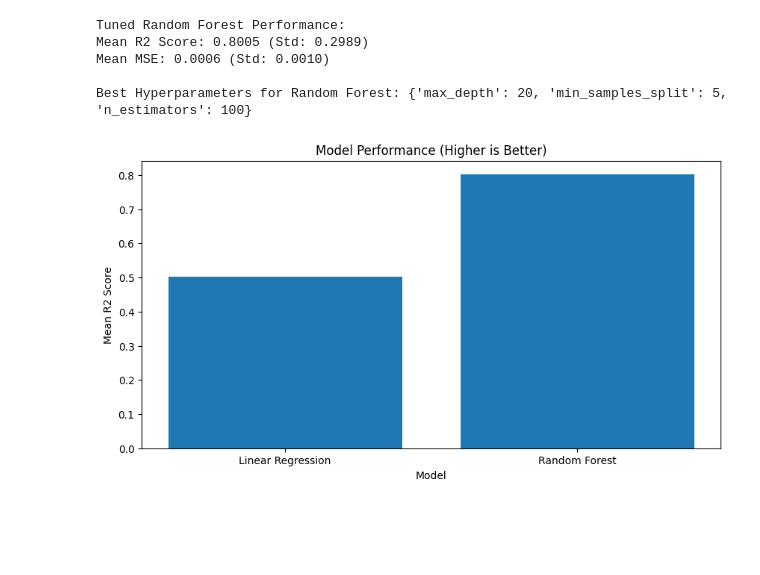
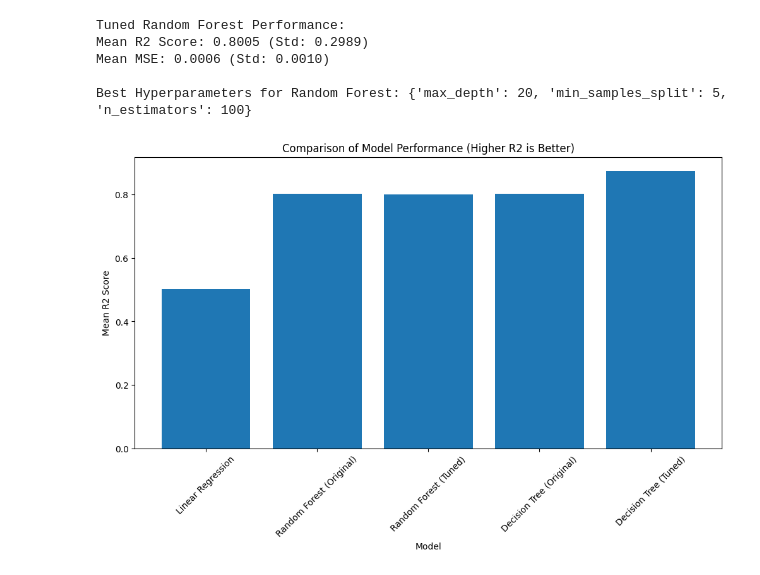
Before and after one commit to jaylencarrillo25/housing-price-prediction, a Jupyter notebook: notebooks/Sprint3_Housing_Modeling.ipynb, the cells around one changed output. Cells and saved outputs as stored; diff of their text form; code cells hidden in the pictures; blank space fills up the shorter version.

Commit message:
added plot

```diff
--- a/notebooks/Sprint3_Housing_Modeling.ipynb
+++ b/notebooks/Sprint3_Housing_Modeling.ipynb
@@ -269,16 +269,18 @@ Mean R2 Score: 0.8005 (Std: 0.2989)
 Mean MSE: 0.0006 (Std: 0.0010)
 
 Best Hyperparameters for Random Forest: {'max_depth': 20, 'min_samples_split': 5, 'n_estimators': 100}
-# %%
-# Model comparison plot
-models = ["Linear Regression", "Random Forest"]
-r2_scores_list = [r2_lr, r2_rf]
-
-plt.figure(figsize=(10,5))
-plt.bar(models, r2_scores_list)
-plt.xlabel("Model")
-plt.ylabel("Mean R2 Score")
-plt.title("Model Performance (Higher is Better)")
-plt.show()
-# %% [output]
-[figure, removed]
+# %%
+# Updated model comparison plot
+
+models = ["Linear Regression", "Random Forest (Original)", "Random Forest (Tuned)", "Decision Tree (Original)", "Decision Tree (Tuned)"]
+r2_scores_list = [r2_lr, r2_rf, r2_rf_best, r2_dt, r2_dt_best]
+
+plt.figure(figsize=(12,6))
+plt.bar(models, r2_scores_list)
+plt.xlabel("Model")
+plt.ylabel("Mean R2 Score")
+plt.title("Comparison of Model Performance (Higher R2 is Better)")
+plt.xticks(rotation=45)
+plt.show()
+# %% [output]
+[figure, added]
```
